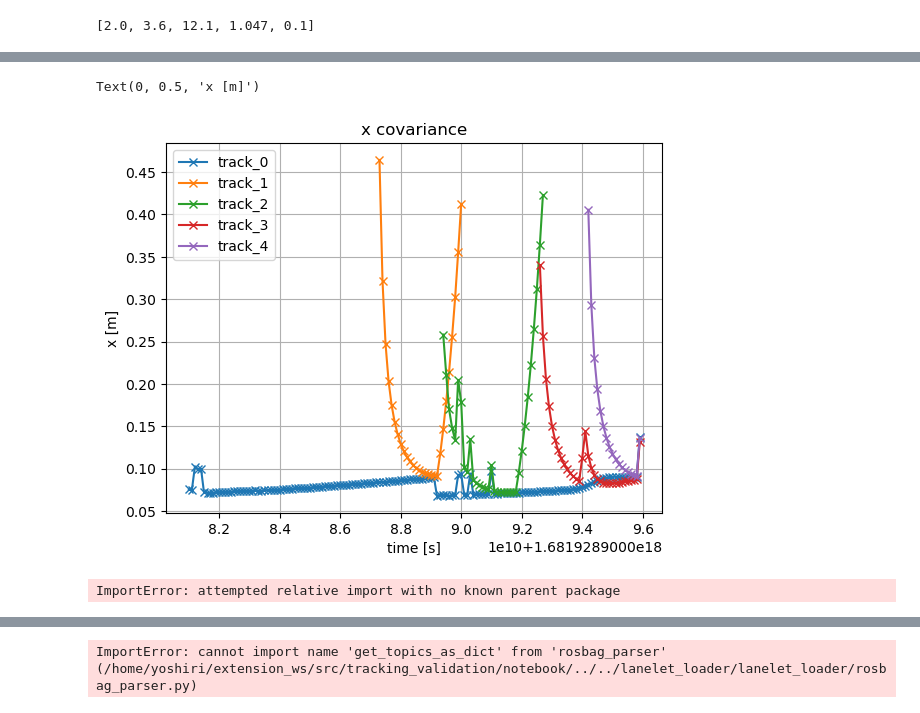
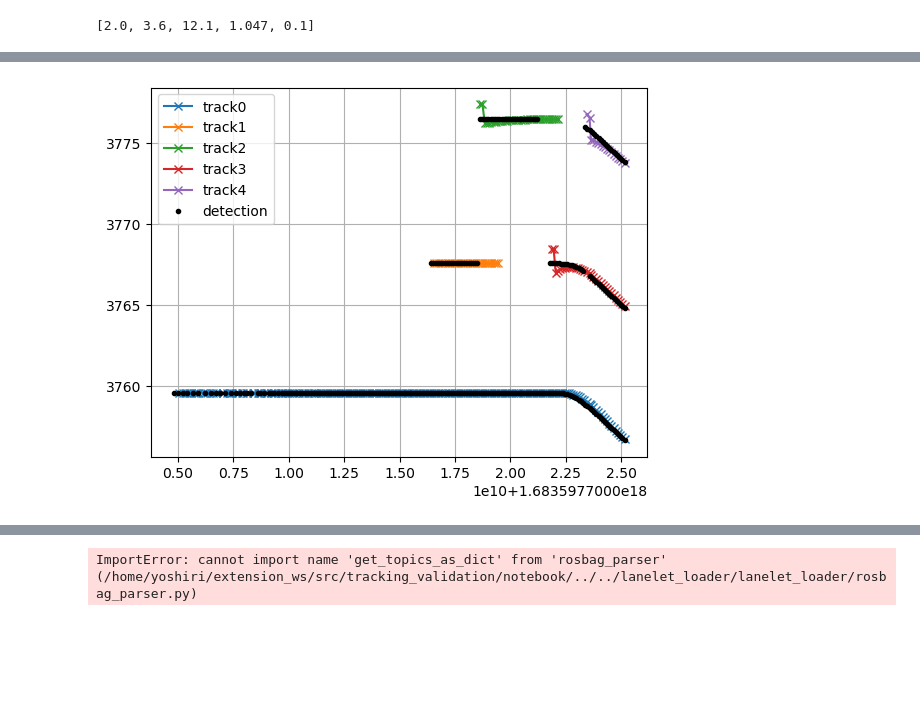
Before and after one commit to YoshiRi/tracking_validation, a Jupyter notebook: notebook/test1.ipynb, the cells around one changed output, grey strips where cells are left out. Drawn from its saved outputs; the diff is of its cells as text; code cells hidden in the pictures; blank space fills up the shorter version.

```diff
--- a/notebook/test1.ipynb
+++ b/notebook/test1.ipynb
@@ -165,20 +57,9 @@ plt.grid()
-# %%
-for key in tracked_obj_topics.keys():
-    td = get_topic_data(tracked_obj_topics[key])
-    plt.plot(td["time"], td["covariance"][:,-1], marker="x")
-
-plt.title("x covariance")
-plt.legend(["track_" + str(i) for i in range(len(tracked_obj_topics.keys()))])
-plt.grid()
-plt.xlabel("time [s]")
-plt.ylabel("x [m]")
-# %% [output]
-Text(0, 0.5, 'x [m]')
-[figure, removed]
-# %%
-from tracking_parser import TrackingParser
-
-tp = TrackingParser(rosbag_file)
-tp.plot_data()
-# %% [output]
-ImportError: attempted relative import with no known parent package
+# %%
+import matplotlib.pyplot as plt
+
+tp.plot_kinematics("time","x")
+plt.plot(dp.data["time"], dp.data["x"], 'k.')
+plt.legend(["track0","track1","track2","track3","track4","detection"])
+plt.grid()
+# %% [output]
+[figure, added]
```
Also changed, not shown: parts of 20 cells of this notebook, 1 other file.
